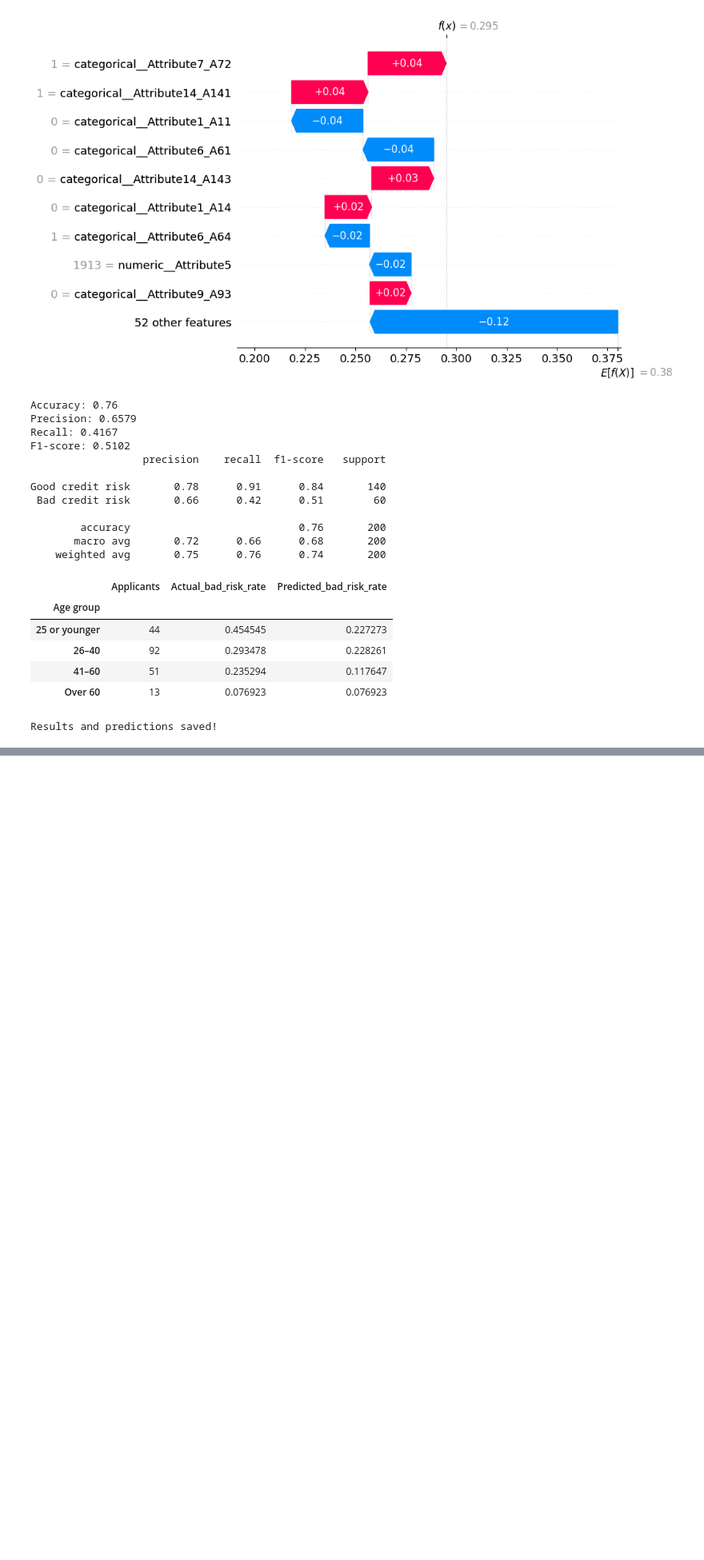
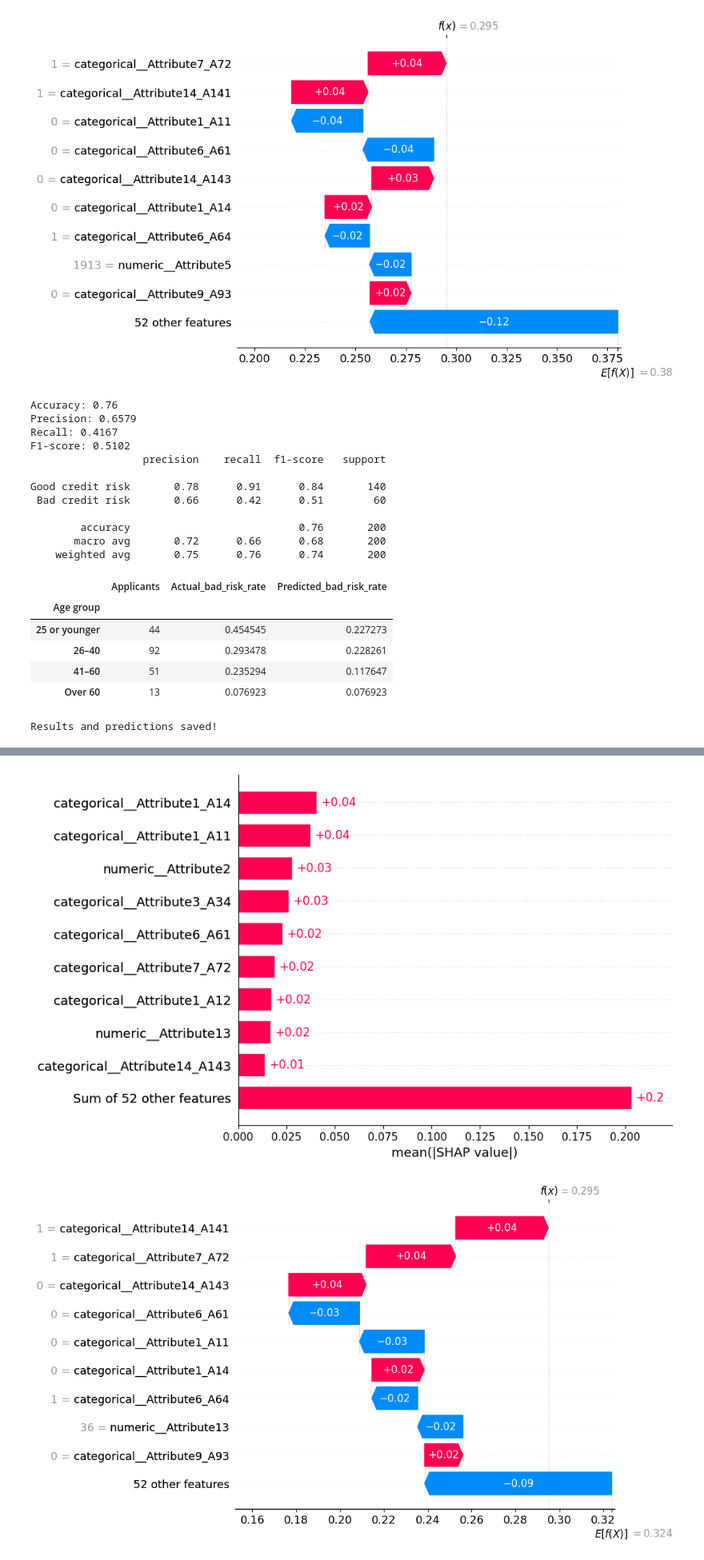
Before and after one commit to yashaswi25-hue/Regulatory-Aware-AI-for-Explainable-and-Auditable-Credit-Decisions, a Jupyter notebook: german_credit_datasets.ipynb, the cells around one changed output, grey strips where cells are left out. Shown at 80% size. Drawn from its saved outputs; the diff is of its cells as text; code cells hidden in the pictures; blank space fills up the shorter version.

```diff
--- a/german_credit_datasets.ipynb
+++ b/german_credit_datasets.ipynb
@@ -710,0 +752,61 @@ Results and predictions saved!
+# %%
+
+from sklearn.ensemble import RandomForestClassifier
+from sklearn.pipeline import Pipeline
+import shap
+import pandas as pd
+
+# Train Random Forest independently
+rf_pipeline = Pipeline([
+    ("preprocessing", preprocessor),
+    ("classifier", RandomForestClassifier(
+        n_estimators=200,
+        random_state=42
+    ))
+])
+
+rf_pipeline.fit(X_train, y_train)
+
+rf_model = rf_pipeline.named_steps["classifier"]
+fitted_preprocessor = rf_pipeline.named_steps["preprocessing"]
+
+# Transform test data
+X_test_transformed = fitted_preprocessor.transform(X_test)
+
+if hasattr(X_test_transformed, "toarray"):
+    X_test_transformed = X_test_transformed.toarray()
+
+feature_names = fitted_preprocessor.get_feature_names_out()
+
+X_test_transformed = pd.DataFrame(
+    X_test_transformed,
+    columns=feature_names
+)
+
+# Background data and examples
+background = X_test_transformed.iloc[:50]
+examples = X_test_transformed.iloc[:10]
+
+# Generate SHAP explanations
+explainer = shap.Explainer(
+    rf_model,
+    background,
+    algorithm="tree"
+)
+
+shap_values = explainer(examples)
+
+# Explain bad-risk predictions (class 1)
+if shap_values.values.ndim == 3:
+    bad_risk_shap = shap_values[:, :, 1]
+else:
+    bad_risk_shap = shap_values
+
+# SHAP global bar plot
+shap.plots.bar(bad_risk_shap)
+
+# SHAP explanation for one example
+shap.plots.waterfall(bad_risk_shap[0])
+# %% [output]
+[figure, added]
+[figure, added]
```
Also changed, not shown: parts of 5 cells of this notebook.
